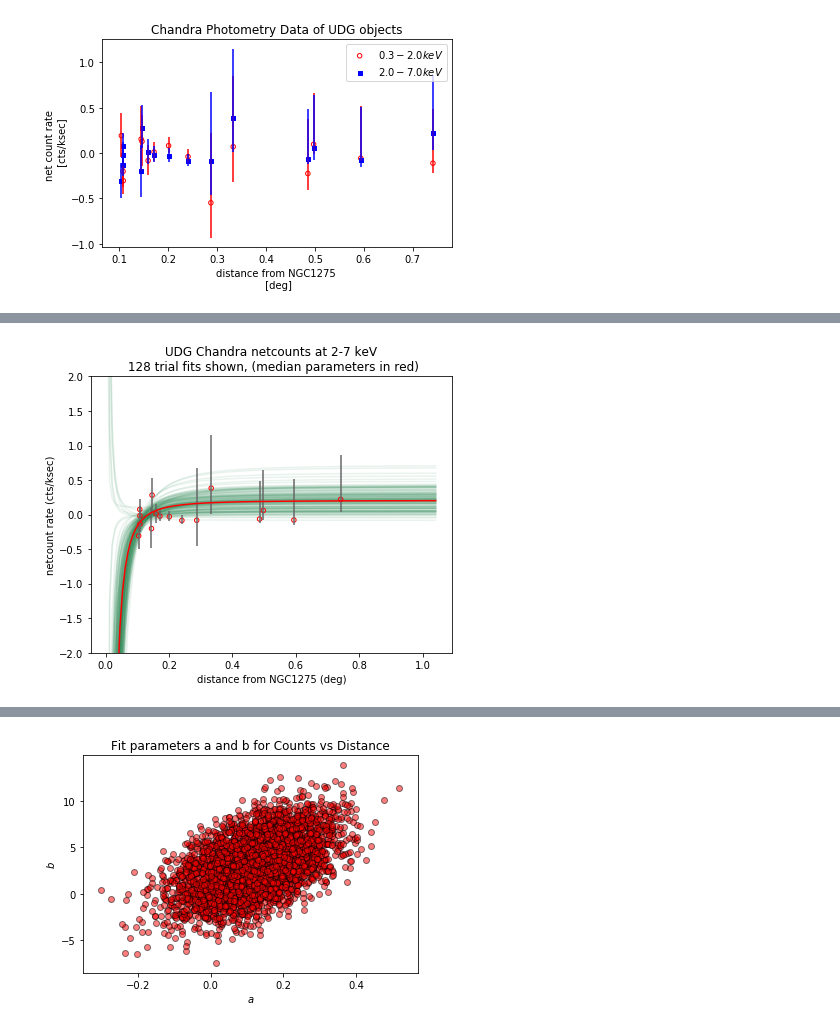
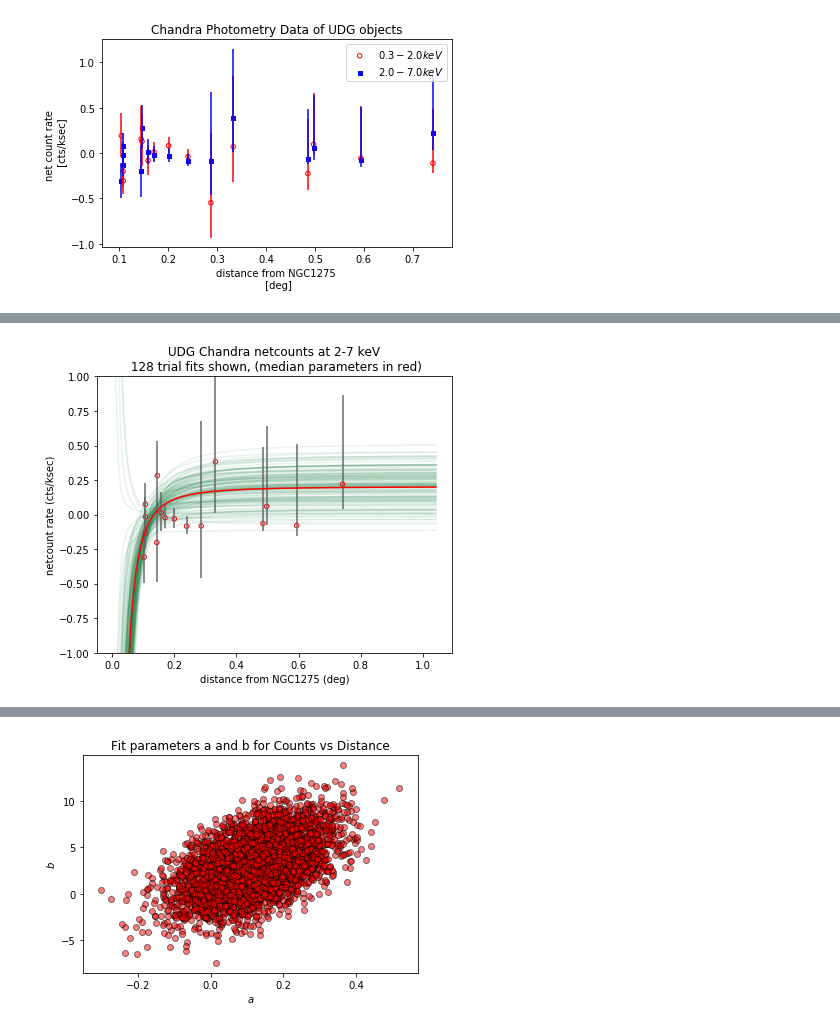
Before and after one commit to tlmakinen/ultra-diffuse-galaxies, a Jupyter notebook: netcounts_regressionfit.ipynb, the cells around one changed output, grey strips where cells are left out. Saved outputs shown, nothing was run; the diff lists cells and outputs as text; code cells hidden in the pictures.

```diff
--- a/netcounts_regressionfit.ipynb
+++ b/netcounts_regressionfit.ipynb
@@ -188,17 +189,21 @@ plt.show()
 def f_model(x, a, b):
     # pars is an array [a,b] to fit our function's form.
     # function form: f = a/x^2 + b
-    return a*(1/(np.array(x))**2) + b
+    return a*(1/x**2) + b
 # %%
 from scipy.optimize import curve_fit
 
 ntrials = 10000       # number of times we want to sample data within th error bands and fit model parameters
+
+p0 = [0., 2]
 
 x_data = distarray
 pararray = []
 pararray1 = np.asarray(pararray)
 y_data = []
 y_data = np.zeros(len(distarray))
+
+pars = []
 
 for i in range(ntrials):
     for i in range(len(distarray)):
@@ -217,6 +222,7 @@ for i in range(ntrials):
 
     popt, pcov = curve_fit(f_model, x_data, y_data)
     pararray1 = np.append(pararray1, popt)
+    pars.append(popt)
 
 pararray2 = []
 pararray2 = np.asarray(pararray2)
@@ -284,0 +291,2 @@ plt.show()
+# %%
+pars = np.array(pars)
@@ -397,23 +449,23 @@ $a_2=-0.0037^{+0.0021}_{-0.0024}\quad b_2=0.2053^{+0.1545}_{-0.1392}\quad $
 # %%
 plt.figure(figsize=(6,5))
 
 plt.scatter(distarray, netrate_2000, s=20, facecolors='none', edgecolors='r', label='$0.3-2.0 keV$')
 plt.errorbar(distarray, netrate_2000, yerr=(ylow_2000, yupp_2000), linestyle='none', ecolor='#666666')
 
 
 x_grid = np.linspace(distarray.min()-0.1, distarray.max()+0.3, 128)
 for pars in range(len(a_array2000[:128])):
     plt.plot(x_grid, f_model(x_grid, a_array2000[pars], b_array2000[pars]),
              marker='', linestyle='-', color='#2e8b57', alpha=0.1, zorder=-10)
 plt.plot(x_grid, f_model(x_grid, med1[0], med1[1]), color='r')
-plt.ylim(-2, 2)
+plt.ylim(-1, 1)
 plt.xlabel('distance from NGC1275 (deg)')
 plt.ylabel('netcount rate (cts/ksec)')
 plt.title('UDG Chandra netcounts at 2-7 keV\n 128 trial fits shown, (median parameters in red)')
 plt.tight_layout()
 plt.show()
 # %% [output]
-[figure, old version]
+[figure, new version]
 # %%
 low,med1,hi = np.percentile(pars2000, [.2, 50, .2], axis=0)
 upper, lower = hi-med1, med1-low
```
Also changed, not shown: parts of 26 cells of this notebook, 2 other files.
